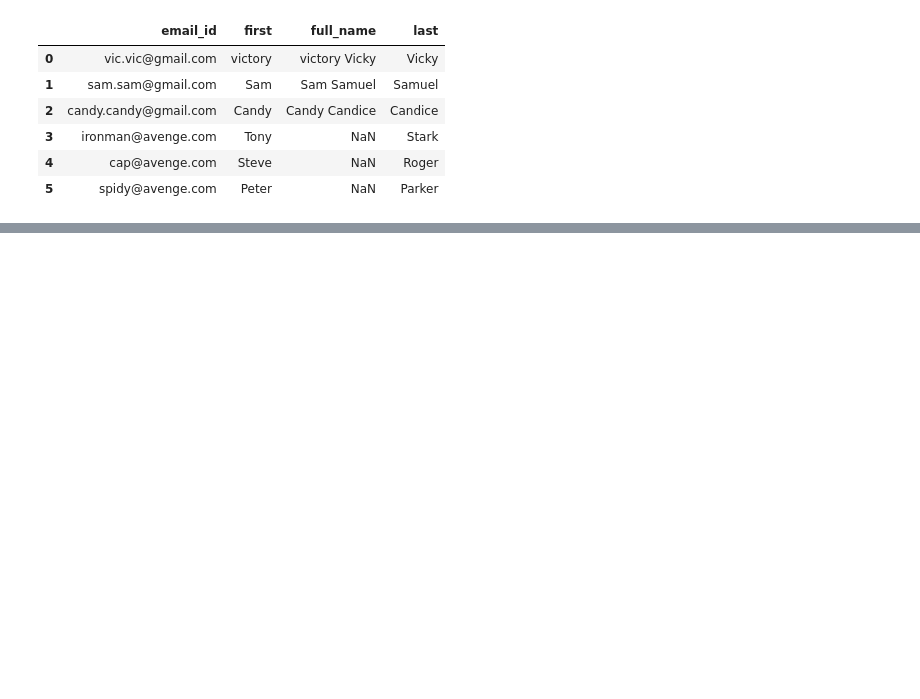
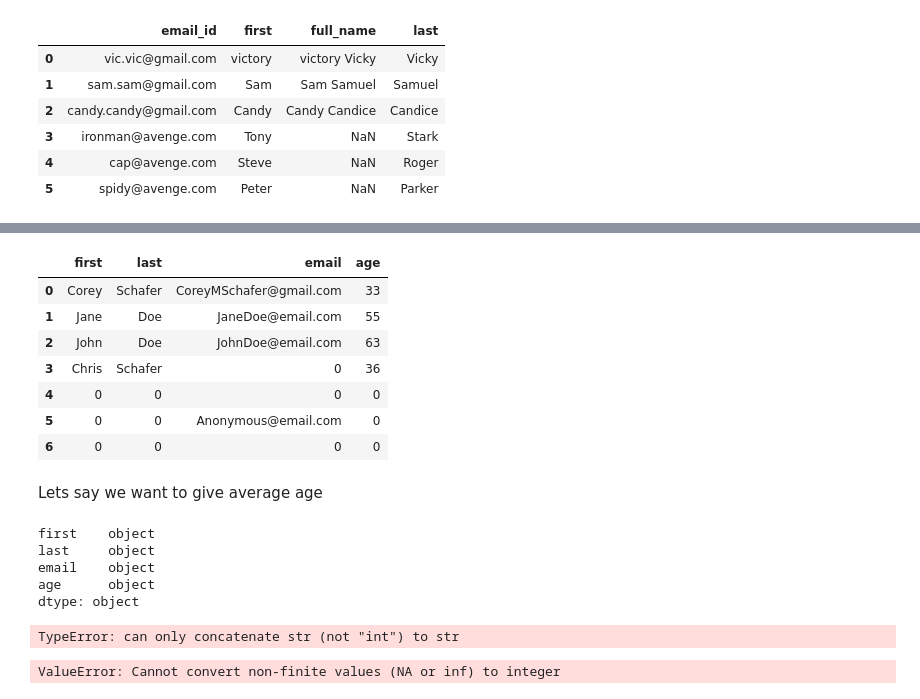
Before and after one commit to akash16dhotre/Exploring-pandas, a Jupyter notebook: Snippets.ipynb, the cells around one changed output, grey strips where cells are left out. Saved outputs shown, nothing was run; the diff lists cells and outputs as text; code cells hidden in the pictures; blank space fills up the shorter version.

```diff
--- a/Snippets.ipynb
+++ b/Snippets.ipynb
@@ -545,0 +601,33 @@ df.sort_index()
+# %%
+df.fillna('0') # THis fills the Na value with MISSING; can be also replaced with 0
+# %% [output]
+|  | first | last | email | age |
+| 0 | Corey | Schafer | CoreyMSchafer@gmail.com | 33 |
+| 1 | Jane | Doe | JaneDoe@email.com | 55 |
+| 2 | John | Doe | JohnDoe@email.com | 63 |
+| 3 | Chris | Schafer | 0 | 36 |
+| 4 | 0 | 0 | 0 | 0 |
+| 5 | 0 | 0 | Anonymous@email.com | 0 |
+| 6 | 0 | 0 | 0 | 0 |
+# %% [markdown]
+Lets say we want to give average age
+# %%
+df.dtypes # This says all are object including age
+# %% [output]
+first    object
+last     object
+email    object
+age      object
+dtype: object
+# %%
+df['age'].mean() # This throws an erroe because 'age' is not INT
+# %% [output]
+TypeError: can only concatenate str (not "int") to str
+# %%
+# To remove the above error we will need to convert age to integer
+df['age']  = df['age'].astype(int)
+
+# This gives an error cuz there are NA values;
+# Let us convert it to'float'
+# %% [output]
+ValueError: Cannot convert non-finite values (NA or inf) to integer
```
Also changed, not shown: parts of 11 cells of this notebook, 1 other file.
